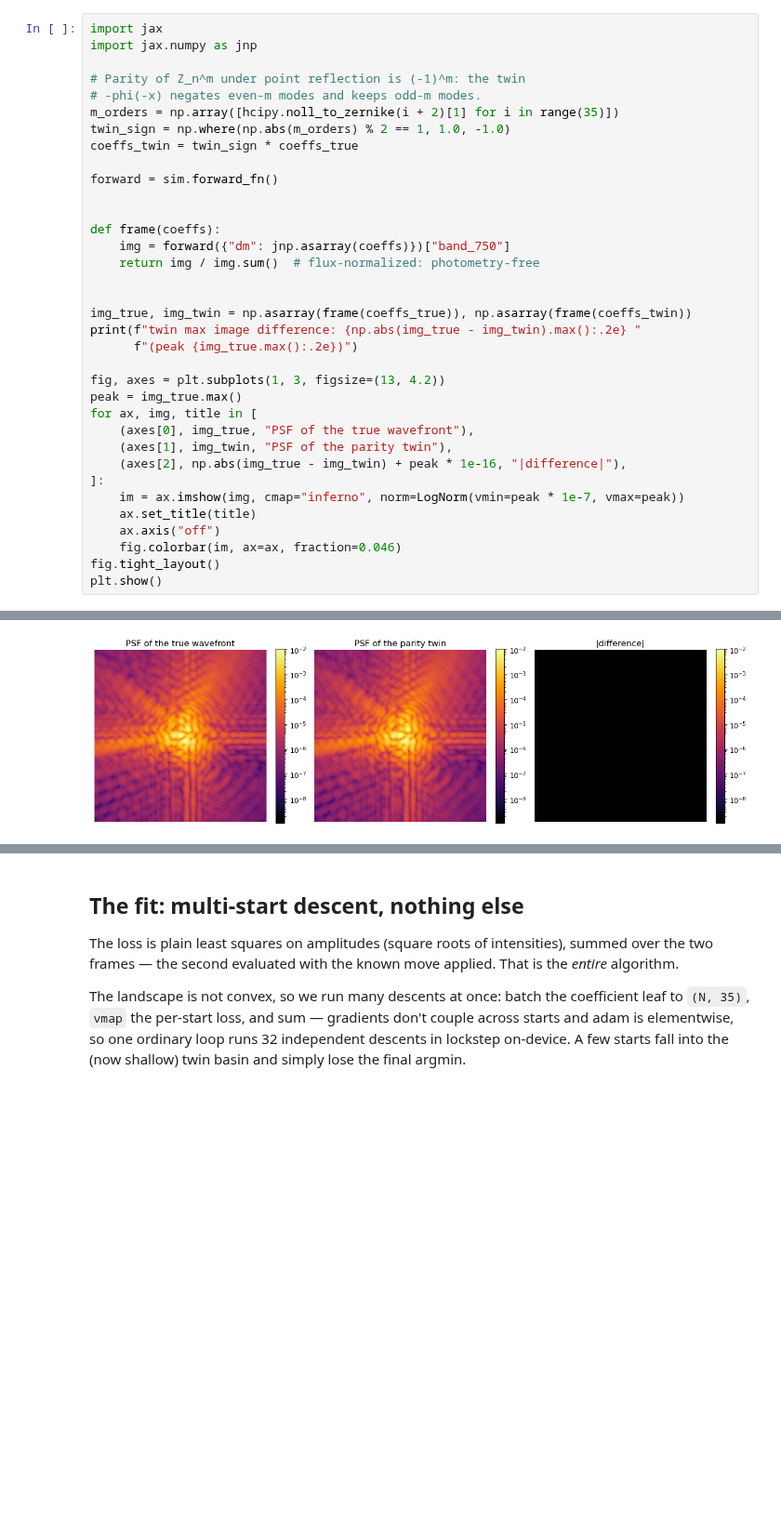
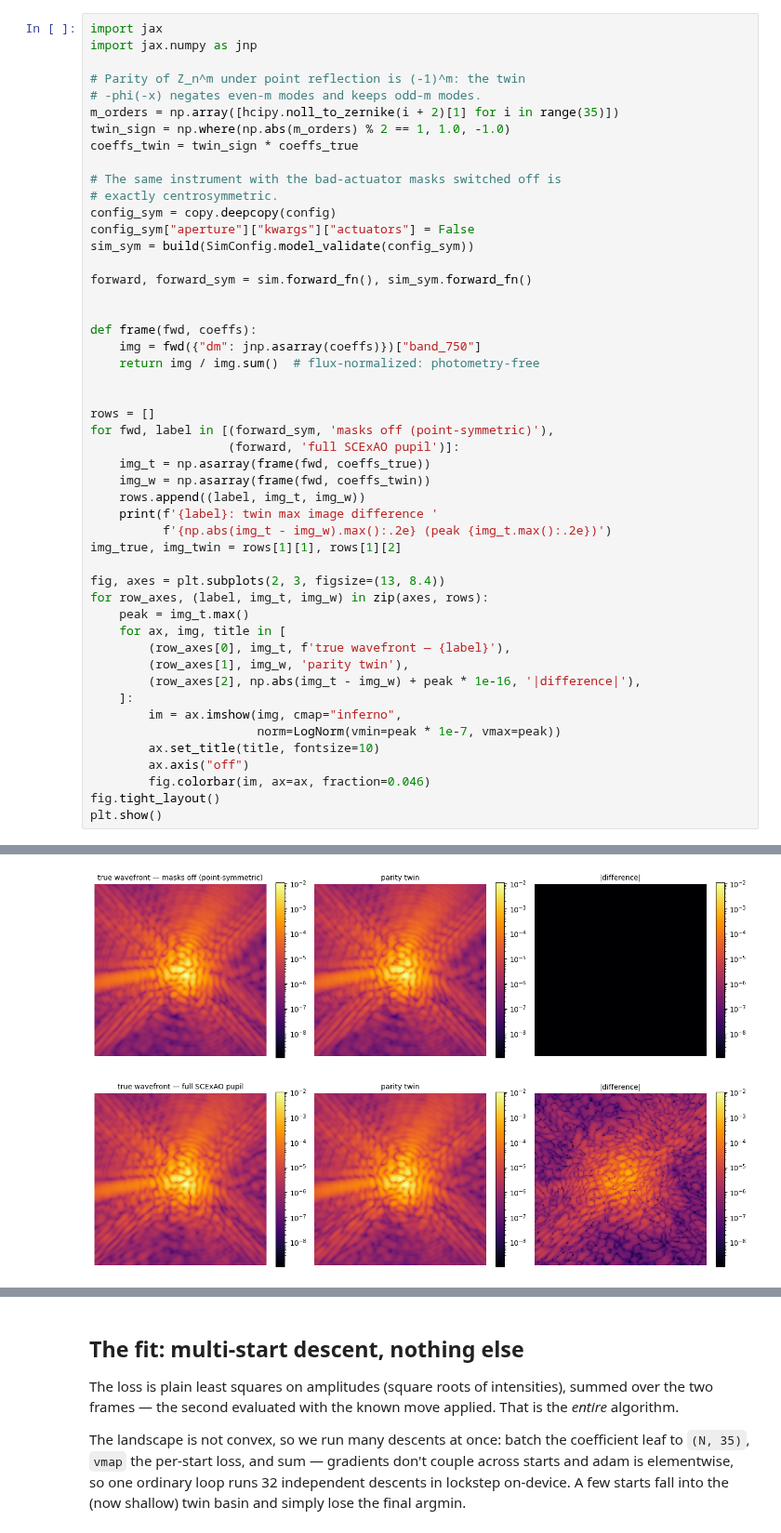
Before and after one commit to icunnyngham/telescope-sim, a Jupyter notebook: docs/tutorials/09_differentiable_fast_furious.ipynb, the cells around one changed output, grey strips where cells are left out. Shown at 93% size. Saved outputs shown, nothing was run; the diff lists cells and outputs as text; blank space fills up the shorter version.

```diff
--- a/docs/tutorials/09_differentiable_fast_furious.ipynb
+++ b/docs/tutorials/09_differentiable_fast_furious.ipynb
@@ -93,29 +99,43 @@ m_orders = np.array([hcipy.noll_to_zernike(i + 2)[1] for i in range(35)])
 twin_sign = np.where(np.abs(m_orders) % 2 == 1, 1.0, -1.0)
 coeffs_twin = twin_sign * coeffs_true
 
-forward = sim.forward_fn()
+# The same instrument with the bad-actuator masks switched off is
+# exactly centrosymmetric.
+config_sym = copy.deepcopy(config)
+config_sym["aperture"]["kwargs"]["actuators"] = False
+sim_sym = build(SimConfig.model_validate(config_sym))
+
+forward, forward_sym = sim.forward_fn(), sim_sym.forward_fn()
 
 
-def frame(coeffs):
-    img = forward({"dm": jnp.asarray(coeffs)})["band_750"]
+def frame(fwd, coeffs):
+    img = fwd({"dm": jnp.asarray(coeffs)})["band_750"]
     return img / img.sum()  # flux-normalized: photometry-free
 
 
-img_true, img_twin = np.asarray(frame(coeffs_true)), np.asarray(frame(coeffs_twin))
-print(f"twin max image difference: {np.abs(img_true - img_twin).max():.2e} "
-      f"(peak {img_true.max():.2e})")
+rows = []
+for fwd, label in [(forward_sym, 'masks off (point-symmetric)'),
+                   (forward, 'full SCExAO pupil')]:
+    img_t = np.asarray(frame(fwd, coeffs_true))
+    img_w = np.asarray(frame(fwd, coeffs_twin))
+    rows.append((label, img_t, img_w))
+    print(f'{label}: twin max image difference '
+          f'{np.abs(img_t - img_w).max():.2e} (peak {img_t.max():.2e})')
+img_true, img_twin = rows[1][1], rows[1][2]
 
-fig, axes = plt.subplots(1, 3, figsize=(13, 4.2))
-peak = img_true.max()
-for ax, img, title in [
-    (axes[0], img_true, "PSF of the true wavefront"),
-    (axes[1], img_twin, "PSF of the parity twin"),
-    (axes[2], np.abs(img_true - img_twin) + peak * 1e-16, "|difference|"),
-]:
-    im = ax.imshow(img, cmap="inferno", norm=LogNorm(vmin=peak * 1e-7, vmax=peak))
-    ax.set_title(title)
-    ax.axis("off")
-    fig.colorbar(im, ax=ax, fraction=0.046)
+fig, axes = plt.subplots(2, 3, figsize=(13, 8.4))
+for row_axes, (label, img_t, img_w) in zip(axes, rows):
+    peak = img_t.max()
+    for ax, img, title in [
+        (row_axes[0], img_t, f'true wavefront — {label}'),
+        (row_axes[1], img_w, 'parity twin'),
+        (row_axes[2], np.abs(img_t - img_w) + peak * 1e-16, '|difference|'),
+    ]:
+        im = ax.imshow(img, cmap="inferno",
+                       norm=LogNorm(vmin=peak * 1e-7, vmax=peak))
+        ax.set_title(title, fontsize=10)
+        ax.axis("off")
+        fig.colorbar(im, ax=ax, fraction=0.046)
 fig.tight_layout()
 plt.show()
 # %% [output]
@@ -123,4 +144,4 @@ twin max image difference: 8.67e-18 (peak 1.08e-02)
-[figure, old version]
+[figure, new version]
 # %% [markdown]
 ## The measurement: frame, nudge, frame
 
```
Also changed, not shown: parts of 18 cells of this notebook, 2 other files.
